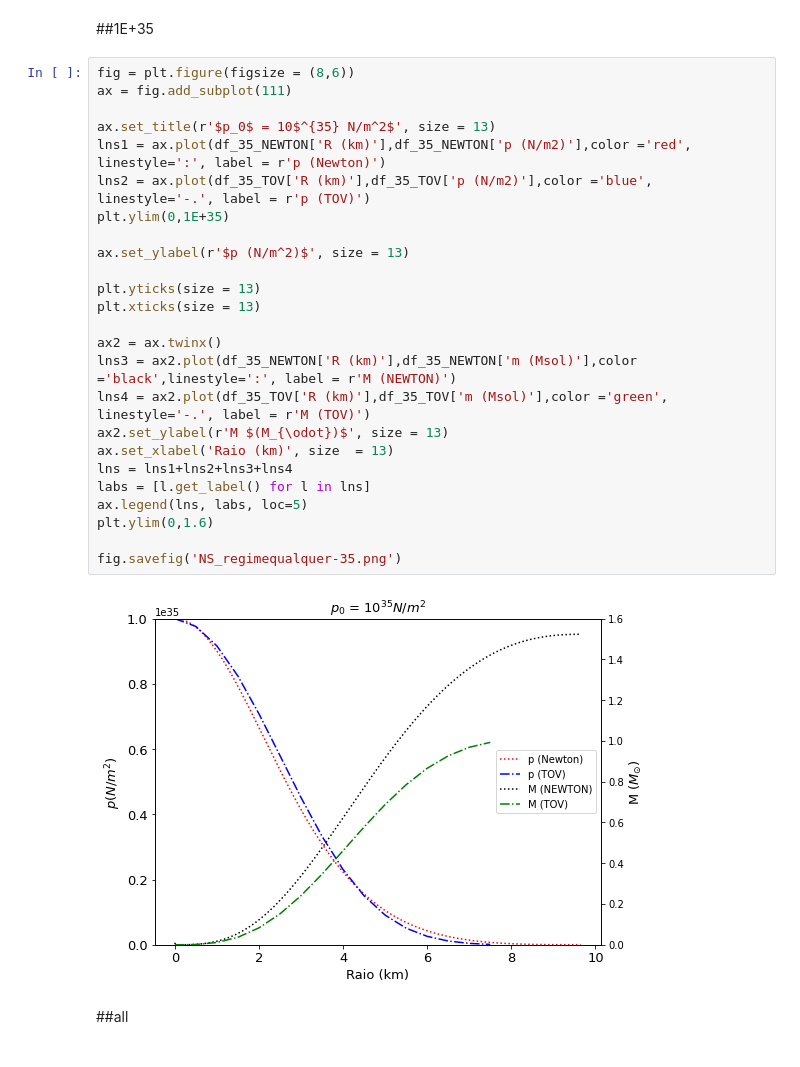
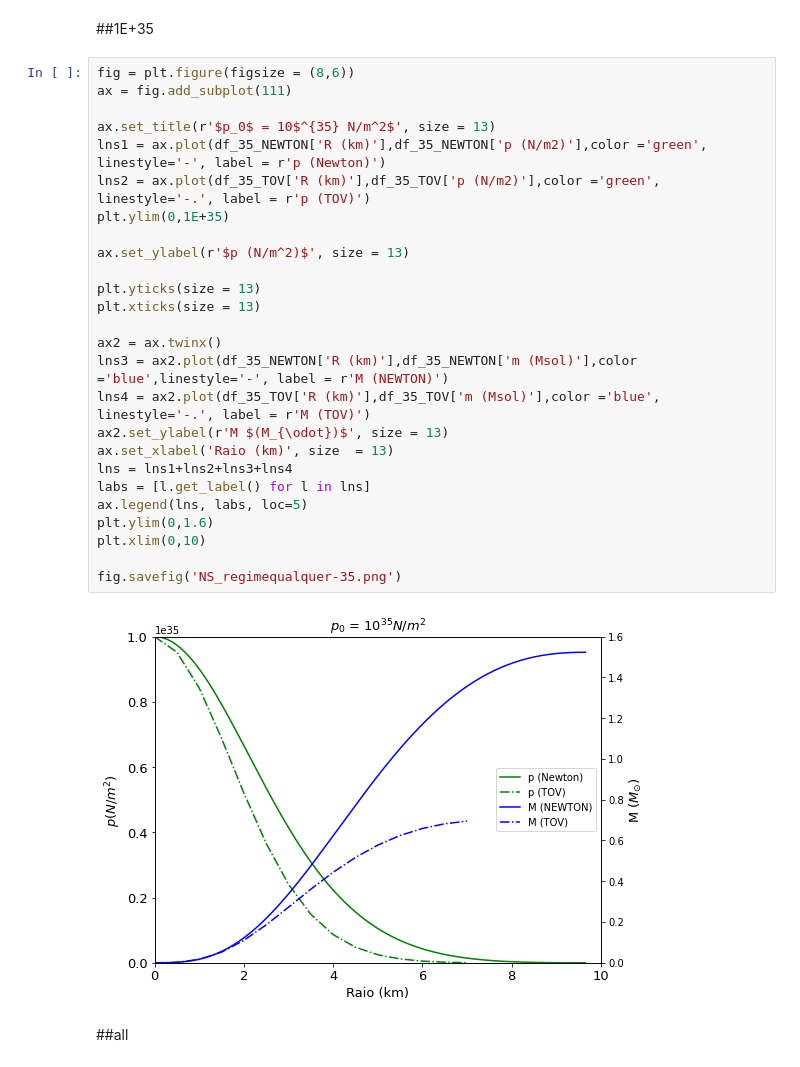
Before and after one commit to taticorrea/monografia, a Jupyter notebook: NS_NEWTON_TOV.ipynb, the cells around one changed output. Drawn from its saved outputs; the diff is of its cells as text.

```diff
--- a/NS_NEWTON_TOV.ipynb
+++ b/NS_NEWTON_TOV.ipynb
@@ -330,30 +329,31 @@ fig.savefig('NS_regimequalquer-34.png')
 # %%
 fig = plt.figure(figsize = (8,6))
 ax = fig.add_subplot(111)
 
 ax.set_title(r'$p_0$ = 10$^{35} N/m^2$', size = 13)
-lns1 = ax.plot(df_35_NEWTON['R (km)'],df_35_NEWTON['p (N/m2)'],color ='red', linestyle=':', label = r'p (Newton)')
-lns2 = ax.plot(df_35_TOV['R (km)'],df_35_TOV['p (N/m2)'],color ='blue', linestyle='-.', label = r'p (TOV)')
+lns1 = ax.plot(df_35_NEWTON['R (km)'],df_35_NEWTON['p (N/m2)'],color ='green', linestyle='-', label = r'p (Newton)')
+lns2 = ax.plot(df_35_TOV['R (km)'],df_35_TOV['p (N/m2)'],color ='green', linestyle='-.', label = r'p (TOV)')
 plt.ylim(0,1E+35)
 
 ax.set_ylabel(r'$p (N/m^2)$', size = 13)
 
 plt.yticks(size = 13)
 plt.xticks(size = 13)
 
 ax2 = ax.twinx()
-lns3 = ax2.plot(df_35_NEWTON['R (km)'],df_35_NEWTON['m (Msol)'],color ='black',linestyle=':', label = r'M (NEWTON)')
-lns4 = ax2.plot(df_35_TOV['R (km)'],df_35_TOV['m (Msol)'],color ='green', linestyle='-.', label = r'M (TOV)')
+lns3 = ax2.plot(df_35_NEWTON['R (km)'],df_35_NEWTON['m (Msol)'],color ='blue',linestyle='-', label = r'M (NEWTON)')
+lns4 = ax2.plot(df_35_TOV['R (km)'],df_35_TOV['m (Msol)'],color ='blue', linestyle='-.', label = r'M (TOV)')
 ax2.set_ylabel(r'M $(M_{\odot})$', size = 13)
 ax.set_xlabel('Raio (km)', size  = 13)
 lns = lns1+lns2+lns3+lns4
 labs = [l.get_label() for l in lns]
 ax.legend(lns, labs, loc=5)
 plt.ylim(0,1.6)
+plt.xlim(0,10)
 
 fig.savefig('NS_regimequalquer-35.png')
 # %% [output]
-[figure, old version]
+[figure, new version]
 # %% [markdown]
 ##all
 # %%
```
Also changed, not shown: parts of 12 cells of this notebook.
